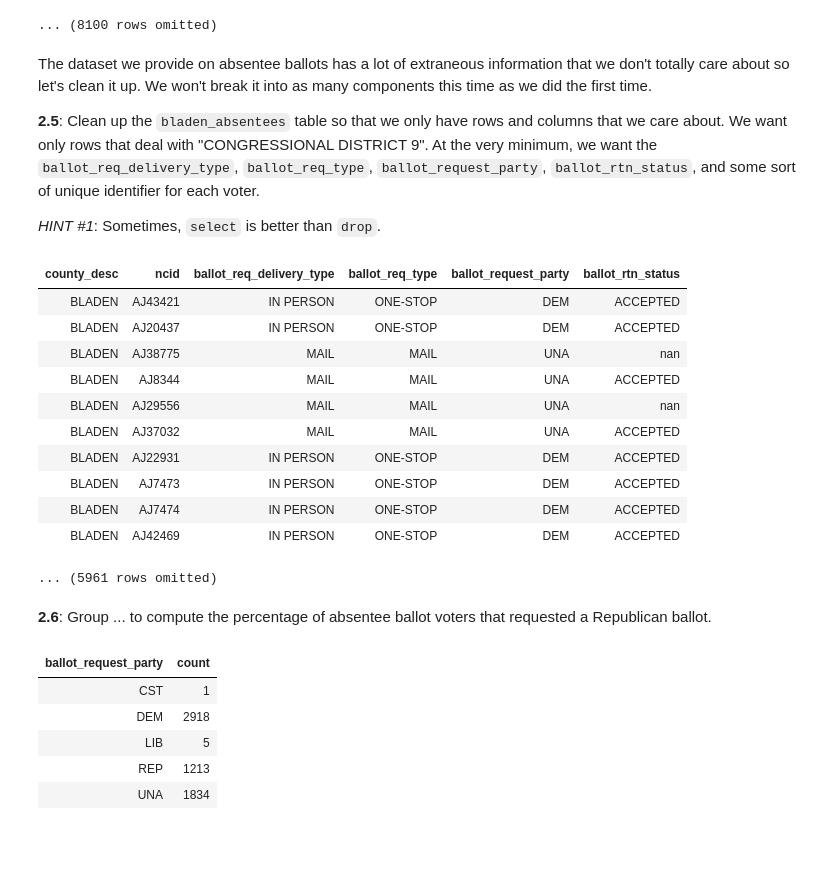
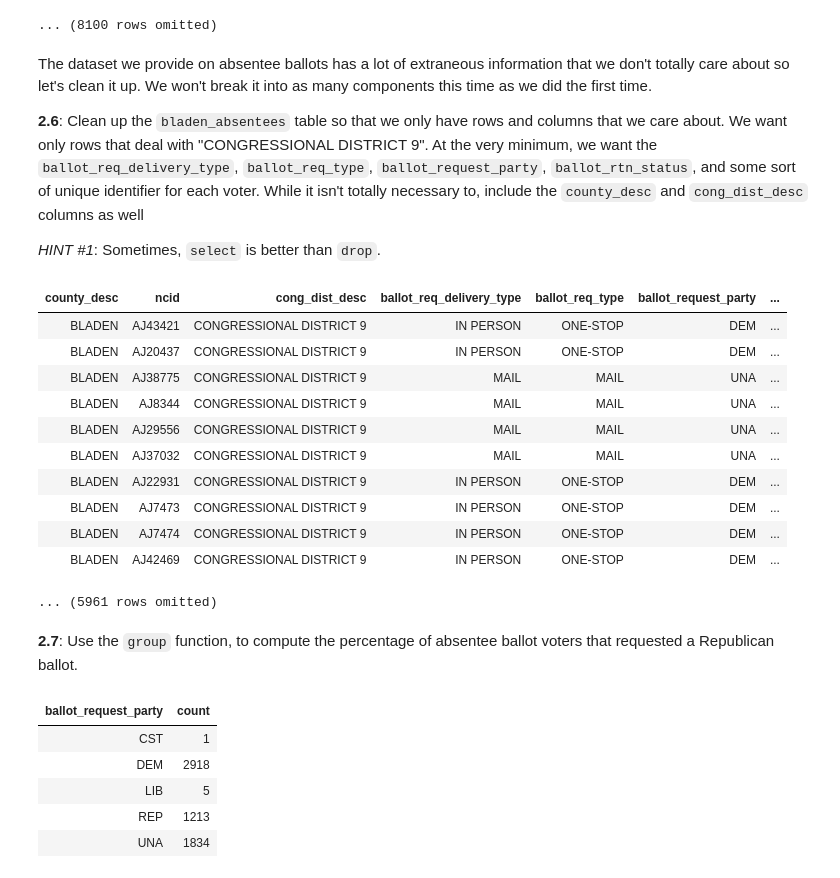
Before and after one commit to christopherzheng/decodingpolitics, a Jupyter notebook: codingassignments/proj2/[Decoding Politics] Coding Assignment 2.ipynb, the cells around one changed output. Cells and saved outputs as stored; diff of their text form; code cells hidden in the pictures; blank space fills up the shorter version.

```diff
--- a/codingassignments/proj2/[Decoding Politics] Coding Assignment 2.ipynb
+++ b/codingassignments/proj2/[Decoding Politics] Coding Assignment 2.ipynb
@@ -189,28 +215,29 @@ bladen_absentees.show(10)
 # %% [markdown]
 The dataset we provide on absentee ballots has a lot of extraneous information that we don't totally care about so let's clean it up. We won't break it into as many components this time as we did the first time.
 
-**2.5**: Clean up the `bladen_absentees` table so that we only have rows and columns that we care about. We want only rows that deal with "CONGRESSIONAL DISTRICT 9". At the very minimum, we want the `ballot_req_delivery_type`, `ballot_req_type`, `ballot_request_party`, `ballot_rtn_status`, and some sort of unique identifier for each voter.
+**2.6**: Clean up the `bladen_absentees` table so that we only have rows and columns that we care about. We want only rows that deal with "CONGRESSIONAL DISTRICT 9". At the very minimum, we want the `ballot_req_delivery_type`, `ballot_req_type`, `ballot_request_party`, `ballot_rtn_status`, and some sort of unique identifier for each voter. While it isn't totally necessary to, include the `county_desc` and `cong_dist_desc` columns as well
 
 *HINT #1*: Sometimes, `select` is better than `drop`.
 # %%
 bladen_abs_d9 = bladen_absentees.where("cong_dist_desc", \
                     are.equal_to("CONGRESSIONAL DISTRICT 9"))
 bladen_abs_d9 = bladen_abs_d9.select("county_desc", "ncid", \
+                                     "cong_dist_desc", \
                                     "ballot_req_delivery_type", \
                                     "ballot_req_type", \
                                     "ballot_request_party", \
                                     "ballot_rtn_status")
 bladen_abs_d9
 # %% [output]
-| county_desc | ncid | ballot_req_delivery_type | ballot_req_type | ballot_request_party | ballot_rtn_status |
-| BLADEN | AJ43421 | IN PERSON | ONE-STOP | DEM | ACCEPTED |
-| BLADEN | AJ20437 | IN PERSON | ONE-STOP | DEM | ACCEPTED |
-| BLADEN | AJ38775 | MAIL | MAIL | UNA | nan |
-| BLADEN | AJ8344 | MAIL | MAIL | UNA | ACCEPTED |
-| BLADEN | AJ29556 | MAIL | MAIL | UNA | nan |
-| BLADEN | AJ37032 | MAIL | MAIL | UNA | ACCEPTED |
-| BLADEN | AJ22931 | IN PERSON | ONE-STOP | DEM | ACCEPTED |
-| BLADEN | AJ7473 | IN PERSON | ONE-STOP | DEM | ACCEPTED |
-| BLADEN | AJ7474 | IN PERSON | ONE-STOP | DEM | ACCEPTED |
-| BLADEN | AJ42469 | IN PERSON | ONE-STOP | DEM | ACCEPTED |
+| county_desc | ncid | cong_dist_desc | ballot_req_delivery_type | ballot_req_type | ballot_request_party | ... |
+| BLADEN | AJ43421 | CONGRESSIONAL DISTRICT 9 | IN PERSON | ONE-STOP | DEM | ... |
+| BLADEN | AJ20437 | CONGRESSIONAL DISTRICT 9 | IN PERSON | ONE-STOP | DEM | ... |
+| BLADEN | AJ38775 | CONGRESSIONAL DISTRICT 9 | MAIL | MAIL | UNA | ... |
+| BLADEN | AJ8344 | CONGRESSIONAL DISTRICT 9 | MAIL | MAIL | UNA | ... |
+| BLADEN | AJ29556 | CONGRESSIONAL DISTRICT 9 | MAIL | MAIL | UNA | ... |
+| BLADEN | AJ37032 | CONGRESSIONAL DISTRICT 9 | MAIL | MAIL | UNA | ... |
+| BLADEN | AJ22931 | CONGRESSIONAL DISTRICT 9 | IN PERSON | ONE-STOP | DEM | ... |
+| BLADEN | AJ7473 | CONGRESSIONAL DISTRICT 9 | IN PERSON | ONE-STOP | DEM | ... |
+| BLADEN | AJ7474 | CONGRESSIONAL DISTRICT 9 | IN PERSON | ONE-STOP | DEM | ... |
+| BLADEN | AJ42469 | CONGRESSIONAL DISTRICT 9 | IN PERSON | ONE-STOP | DEM | ... |
 ... (5961 rows omitted)
@@ -217,5 +247,5 @@ bladen_abs_d9
 # %% [markdown]
-**2.6**: Group ... to compute the percentage of absentee ballot voters that requested a Republican ballot.
+**2.7**: Use the `group` function, to compute the percentage of absentee ballot voters that requested a Republican ballot.
 # %%
 bladenabs_d9byparty = bladen_abs_d9.group("ballot_request_party")
 bladenabs_d9byparty
```
Also changed, not shown: parts of 46 cells of this notebook, 2 other files.
